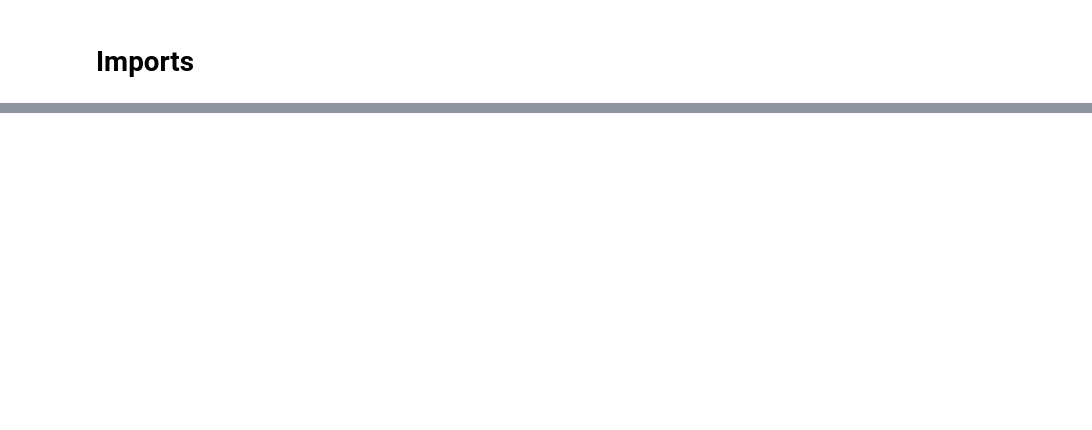
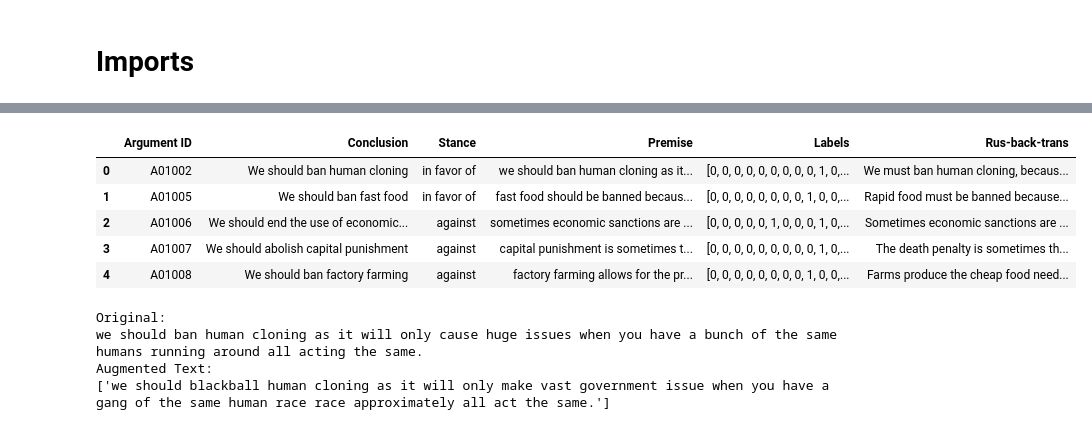
Before and after one commit to Lisa-dk/LTP, a Jupyter notebook: notebook.ipynb, the cells around one changed output, grey strips where cells are left out. Saved outputs shown, nothing was run; the diff lists cells and outputs as text; code cells hidden in the pictures; blank space fills up the shorter version.

```diff
--- a/notebook.ipynb
+++ b/notebook.ipynb
@@ -59,0 +49,49 @@ print(len(data_train))
+# %%
+trans_en_ru = pipeline("text2text-generation", model="Helsinki-NLP/opus-mt-en-ru")
+trans_ru_en = pipeline("text2text-generation", model="Helsinki-NLP/opus-mt-ru-en")
+
+def rus_back_trans(text, trans_to, trans_back):
+    aug_sent = trans_back(trans_to(text)[0]['generated_text'])
+    return aug_sent[0]['generated_text']
+
+augmentations = []
+i = 0
+premises = data_train['Premise']
+for premise in premises:
+    if i % 100 == 0: print(i)
+    augmentations.append(rus_back_trans(premise, trans_en_ru, trans_ru_en))
+    i += 1
+# %%
+np.save('./back_trans_augm.npy', augmentations)
+data_train['Rus-back-trans'] = np.load('./back_trans_augm.npy')
+data_train.head()
+# %% [output]
+|  | Argument ID | Conclusion | Stance | Premise | Labels | Rus-back-trans |
+| 0 | A01002 | We should ban human cloning | in favor of | we should ban human cloning as it... | [0, 0, 0, 0, 0, 0, 0, 0, 0, 1, 0,... | We must ban human cloning, becaus... |
+| 1 | A01005 | We should ban fast food | in favor of | fast food should be banned becaus... | [0, 0, 0, 0, 0, 0, 0, 0, 1, 0, 0,... | Rapid food must be banned because... |
+| 2 | A01006 | We should end the use of economic... | against | sometimes economic sanctions are ... | [0, 0, 0, 0, 0, 1, 0, 0, 0, 1, 0,... | Sometimes economic sanctions are ... |
+| 3 | A01007 | We should abolish capital punishment | against | capital punishment is sometimes t... | [0, 0, 0, 0, 0, 0, 0, 0, 0, 1, 0,... | The death penalty is sometimes th... |
+| 4 | A01008 | We should ban factory farming | against | factory farming allows for the pr... | [0, 0, 0, 0, 0, 0, 0, 0, 1, 0, 0,... | Farms produce the cheap food need... |
+# %%
+import nlpaug.augmenter.char as nac
+import nlpaug.augmenter.word as naw
+import nlpaug.augmenter.sentence as nas
+import nlpaug.flow as nafc
+
+from nlpaug.util import Action
+
+stopWords = set(stopwords.words('english'))
+
+text = data['training'][0]['Premise']
+# text = probes[0]['generated_text']
+aug = naw.SynonymAug(aug_src='wordnet', aug_p=0.4, stopwords=stopWords)
+augmented_text = aug.augment(text)
+print("Original:")
+print(text)
+print("Augmented Text:")
+print(augmented_text)
+# %% [output]
+Original:
+we should ban human cloning as it will only cause huge issues when you have a bunch of the same humans running around all acting the same.
+Augmented Text:
+['we should blackball human cloning as it will only make vast government issue when you have a gang of the same human race race approximately all act the same.']
```
Also changed, not shown: parts of 8 cells of this notebook, 1 other file.
